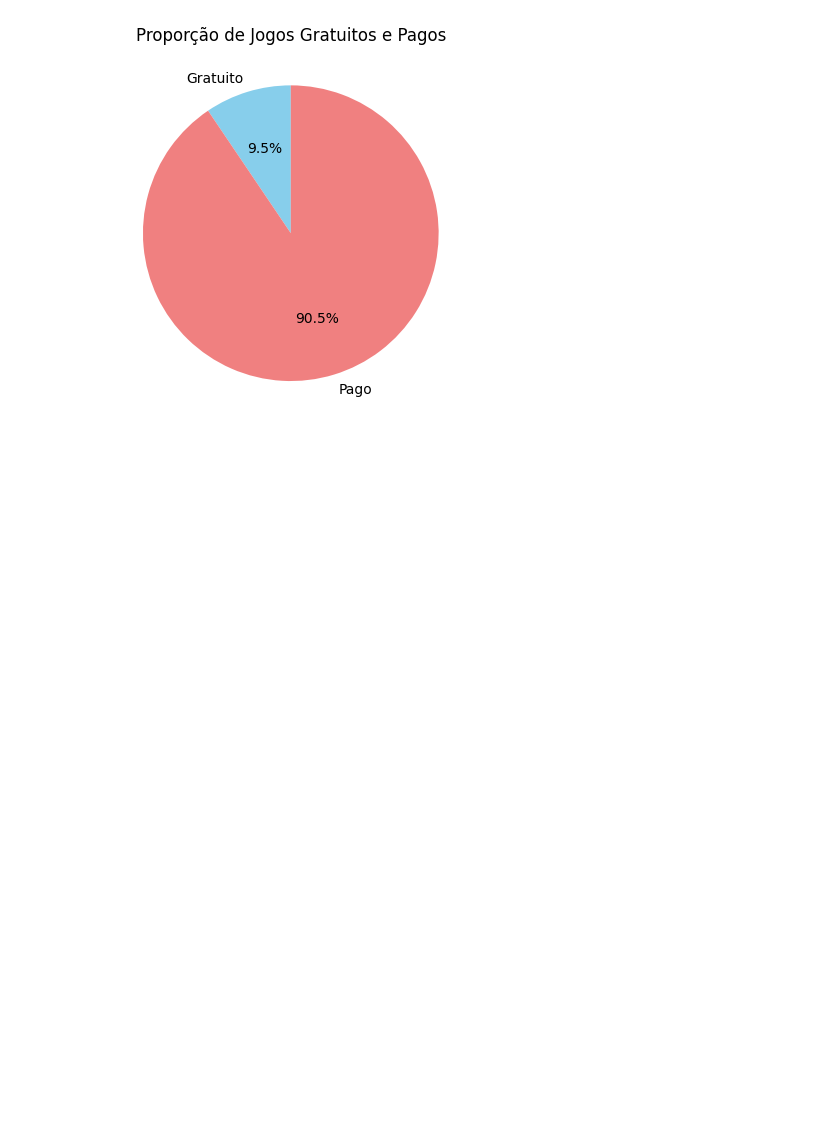
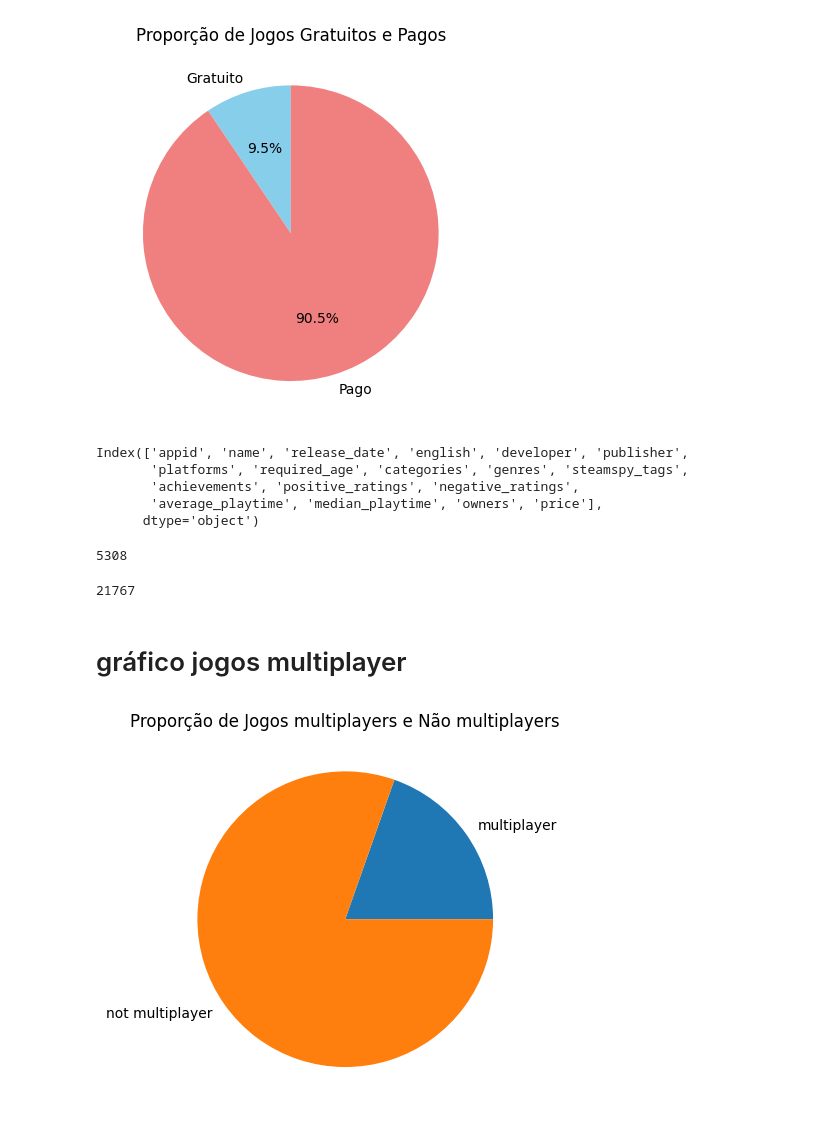
Before and after one commit to mauriciobenjamin700/Projeto_04_ADA, a Jupyter notebook: notebook_projeto.ipynb, the cells around one changed output. Saved outputs shown, nothing was run; the diff lists cells and outputs as text; code cells hidden in the pictures; blank space fills up the shorter version.

Commit message:
tratamento e gráfico jogos multiplayer

```diff
--- a/notebook_projeto.ipynb
+++ b/notebook_projeto.ipynb
@@ -299,3 +291,42 @@ plt.title('Proporção de Jogos Gratuitos e Pagos')
 plt.show()
 # %% [output]
 [figure]
+# %%
+df.columns
+# %% [output]
+Index(['appid', 'name', 'release_date', 'english', 'developer', 'publisher',
+       'platforms', 'required_age', 'categories', 'genres', 'steamspy_tags',
+       'achievements', 'positive_ratings', 'negative_ratings',
+       'average_playtime', 'median_playtime', 'owners', 'price'],
+      dtype='object')
+# %%
+multiplayer = df['categories'].apply(lambda x : 'multi-player' in x.lower())
+df[multiplayer]
+df[multiplayer].shape[0]
+
+#descobrir quantos jogos são multiplayer
+# %% [output]
+5308
+# %%
+not_multiplayer =  df['categories'].apply(lambda x : 'multi-player' not in x.lower())
+df[not_multiplayer].shape[0]
+
+#descobrir quantos jogos não são multiplayer
+# %% [output]
+21767
+# %% [markdown]
+# gráfico jogos multiplayer
+# %%
+multiplayer, not_multiplayer = df[multiplayer].shape[0], df[not_multiplayer].shape[0]
+labels = ['multiplayer', 'not multiplayer']
+
+# Gere um gráfico de pizza
+plt.pie([multiplayer, not_multiplayer],labels=labels)
+
+# Adicione um título ao gráfico
+plt.title('Proporção de Jogos multiplayers e Não multiplayers')
+
+# Exiba o gráfico
+plt.show()
+# %% [output]
+[figure, added]
```
Also changed, not shown: parts of 1 cell of this notebook.
